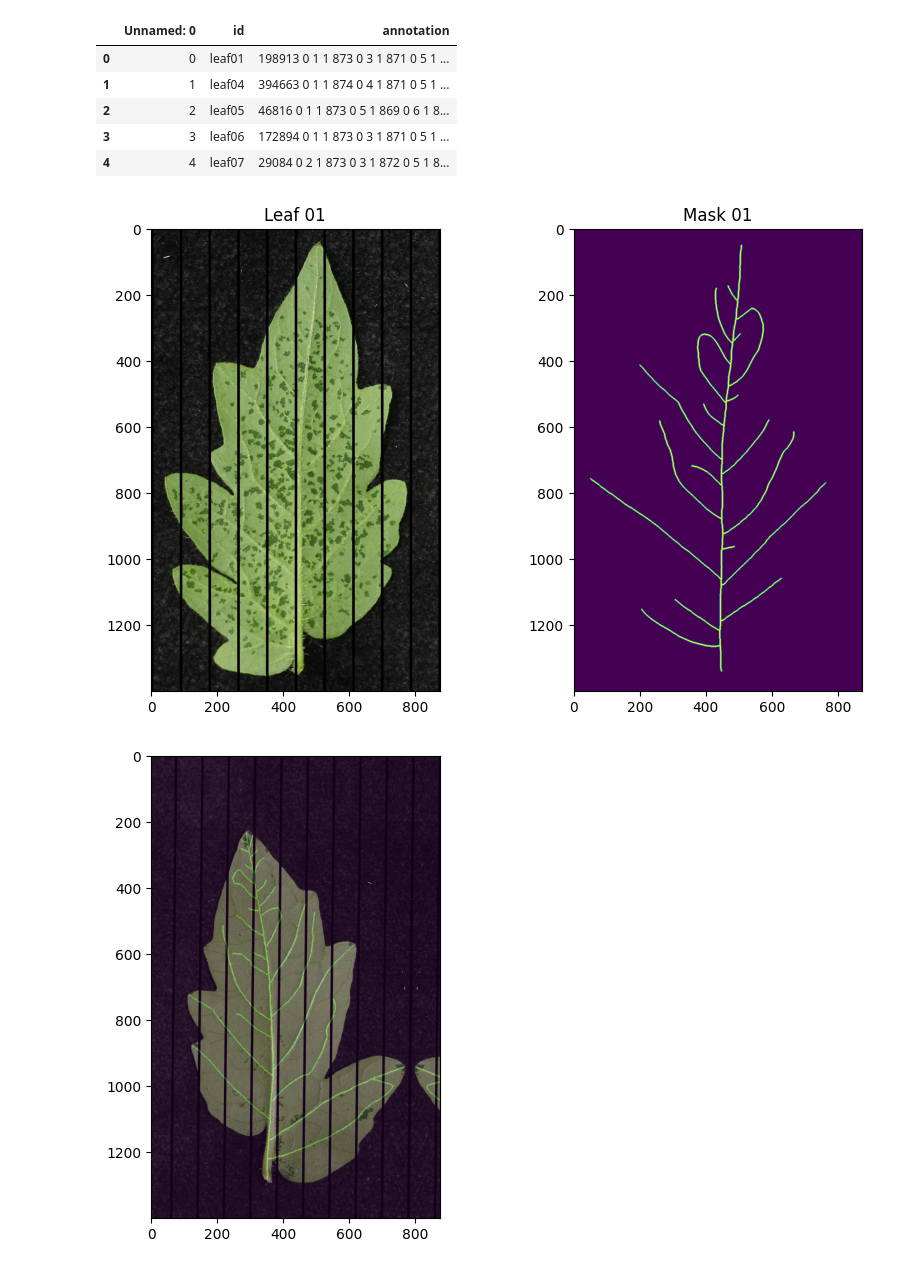
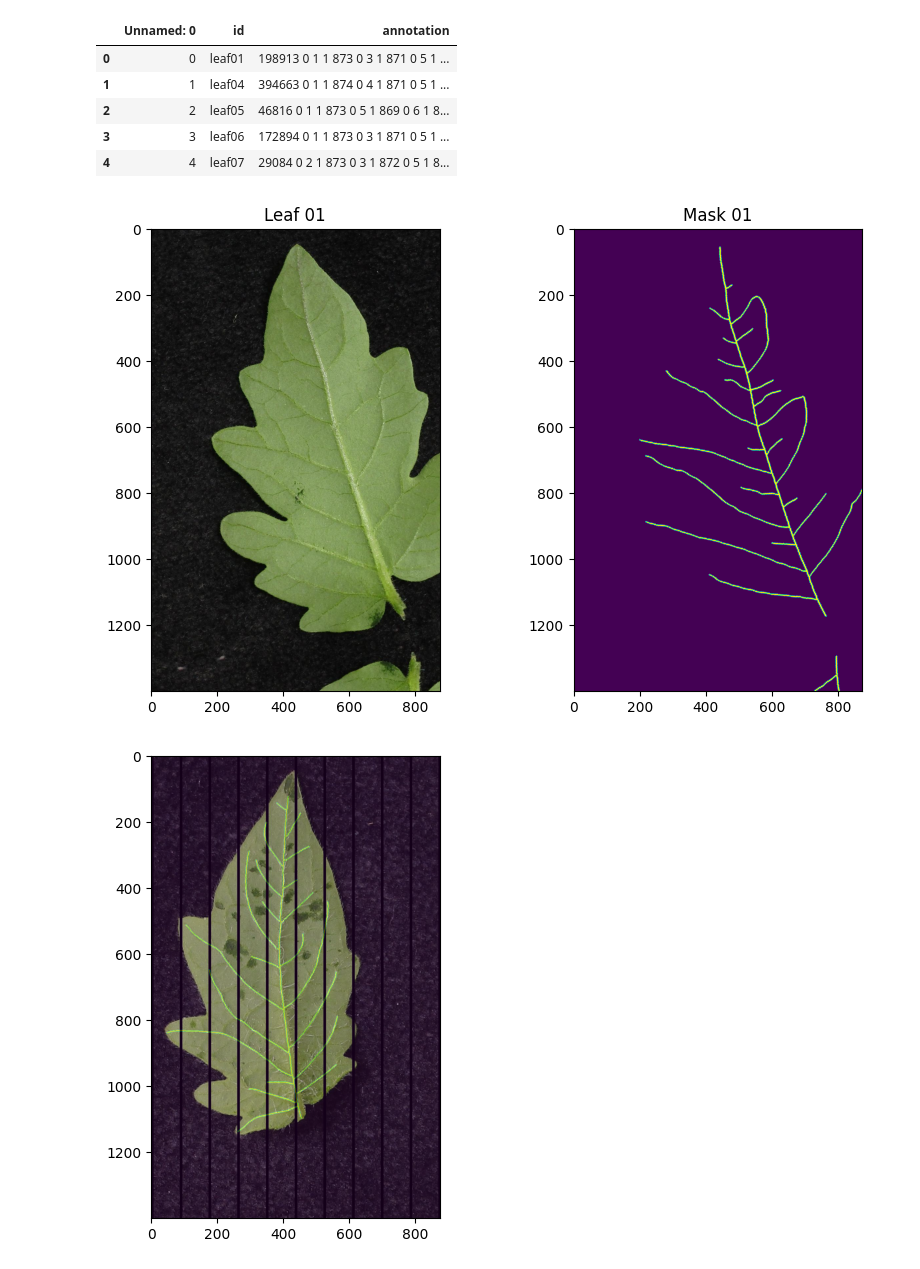
Before and after one commit to radia78/rotten-tomatoes-mlm24, a Jupyter notebook: eda.ipynb, the cells around one changed output. Cells and saved outputs as stored; diff of their text form; code cells hidden in the pictures.

```diff
--- a/eda.ipynb
+++ b/eda.ipynb
@@ -52,16 +52,16 @@ def display_image_and_mask(image, mask, figsize=(10, 6)):
 
     plt.show()
 
-display_image_and_mask(images[5], masks[5])
+display_image_and_mask(images[2], masks[2])
 # %% [output]
-[figure, old version]
+[figure, new version]
 # %%
 def display_image_with_mask(image, mask, figsize=(10, 6)):
     plt.figure(figsize=figsize)
     plt.imshow(image)
     plt.imshow(mask, alpha=0.3)
     plt.show()
 
-display_image_with_mask(images[0], masks[0])
+display_image_with_mask(images[6], masks[6])
 # %% [output]
-[figure, old version]
+[figure, new version]
```
Also changed, not shown: 1 other file.
